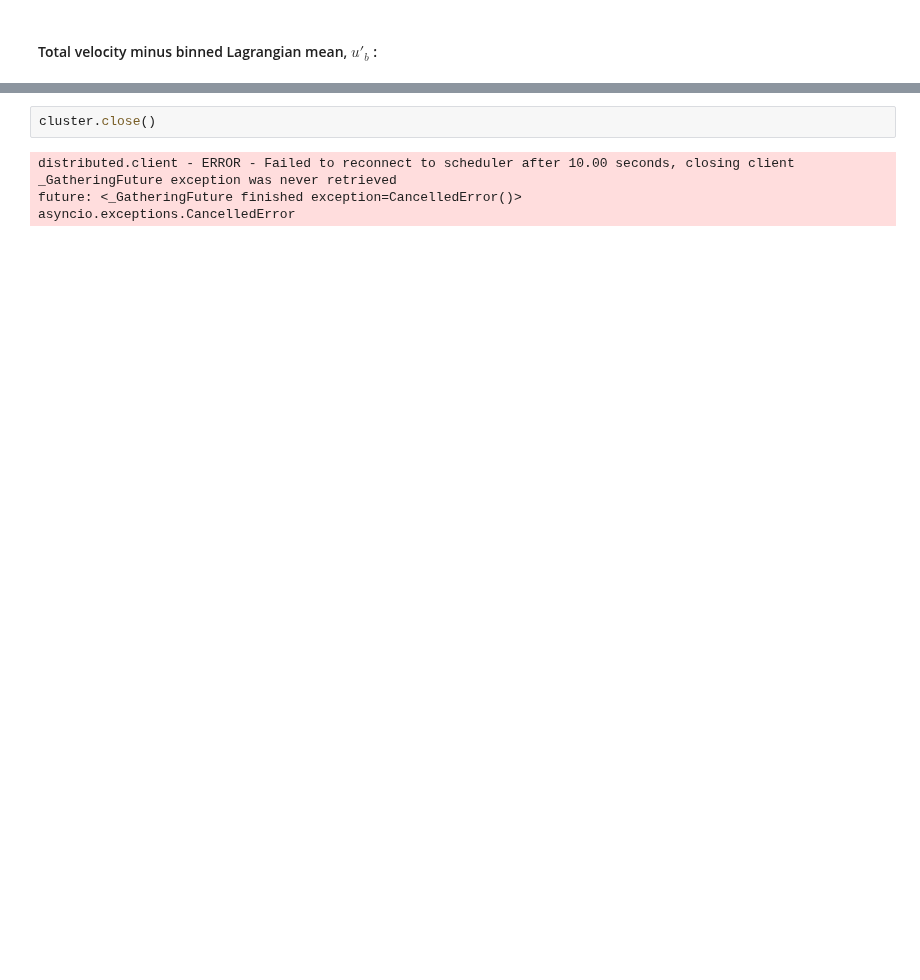
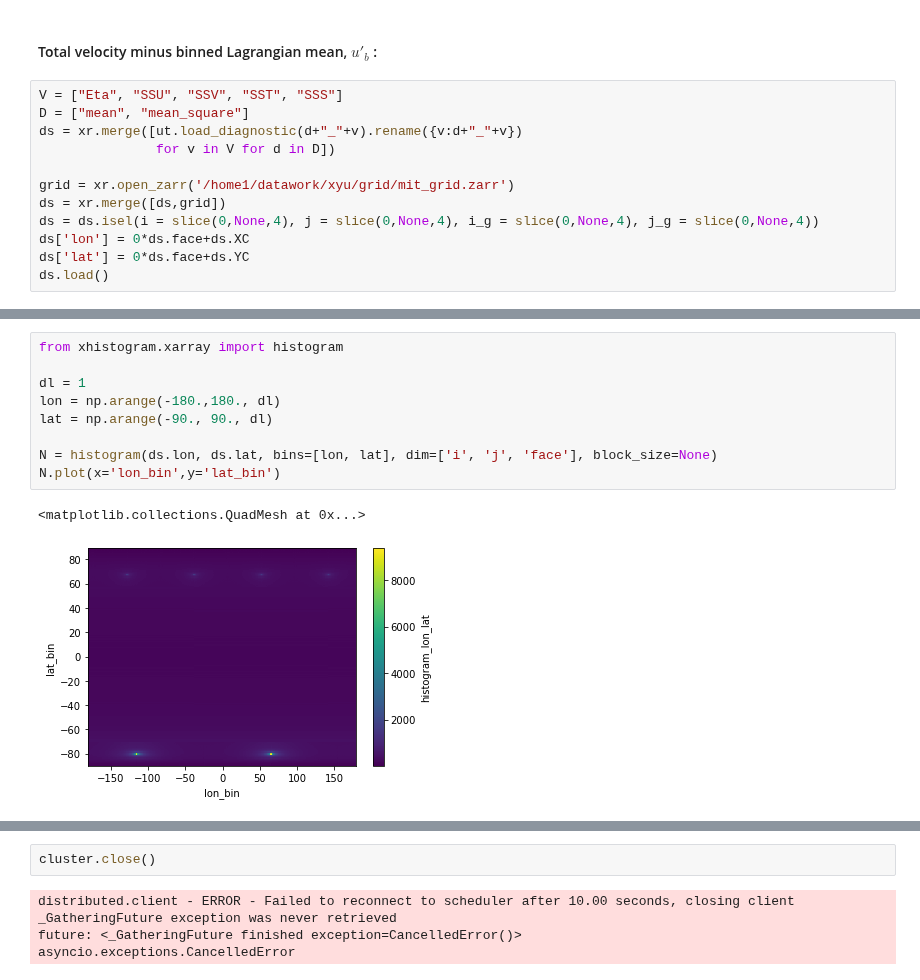
Before and after one commit to apatlpo/mit_equinox, a Jupyter notebook: parcels/binned_diags.ipynb, the cells around one changed output, grey strips where cells are left out. Cells and saved outputs as stored; diff of their text form; blank space fills up the shorter version.

```diff
--- a/parcels/binned_diags.ipynb
+++ b/parcels/binned_diags.ipynb
@@ -359,2 +300,14 @@ df_uv = df_uv.persist()
 # %% [markdown]
 #### Total velocity minus binned Lagrangian mean, $u'_b$ :
+# %%
+V = ["Eta", "SSU", "SSV", "SST", "SSS"]
+D = ["mean", "mean_square"]
+ds = xr.merge([ut.load_diagnostic(d+"_"+v).rename({v:d+"_"+v})
+               for v in V for d in D])
+
+grid = xr.open_zarr('/home1/datawork/xyu/grid/mit_grid.zarr')
+ds = xr.merge([ds,grid])
+ds = ds.isel(i = slice(0,None,4), j = slice(0,None,4), i_g = slice(0,None,4), j_g = slice(0,None,4))
+ds['lon'] = 0*ds.face+ds.XC
+ds['lat'] = 0*ds.face+ds.YC
+ds.load()
@@ -360,0 +366,12 @@ df_uv = df_uv.persist()
+# %%
+from xhistogram.xarray import histogram
+
+dl = 1
+lon = np.arange(-180.,180., dl)
+lat = np.arange(-90., 90., dl)
+
+N = histogram(ds.lon, ds.lat, bins=[lon, lat], dim=['i', 'j', 'face'], block_size=None)
+N.plot(x='lon_bin',y='lat_bin')
+# %% [output]
+<matplotlib.collections.QuadMesh at 0x...>
+[figure, added]
```
Also changed, not shown: parts of 63 cells of this notebook, 3 other files.
